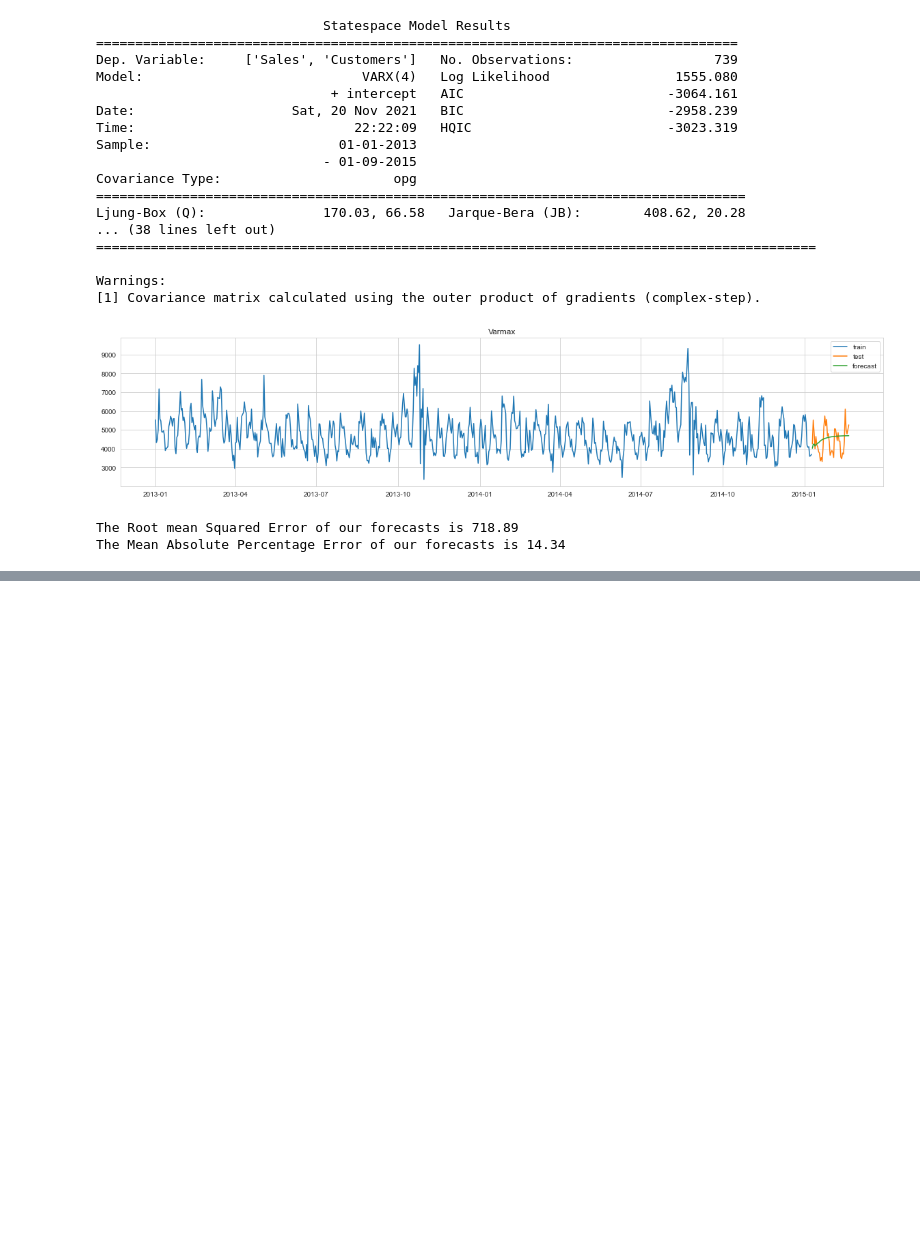
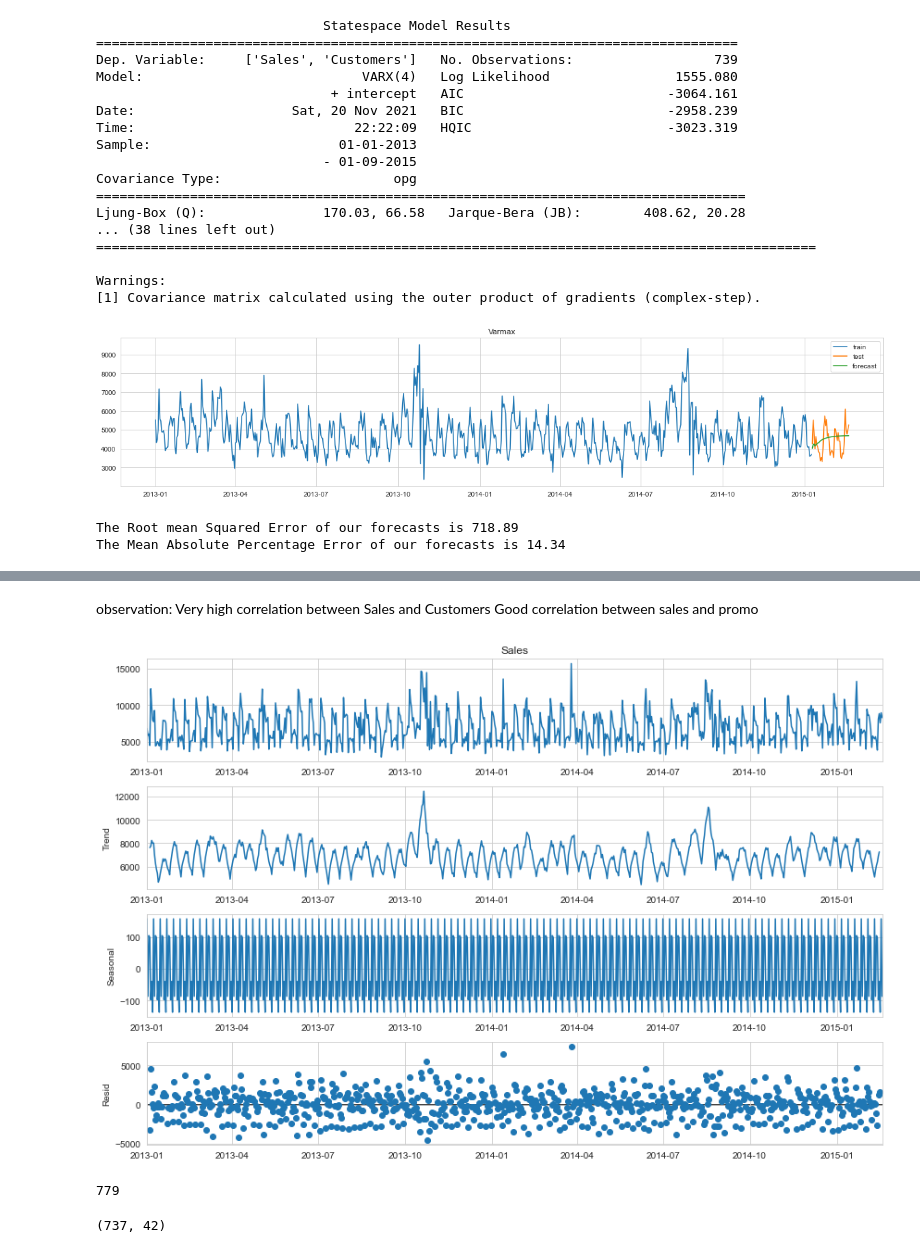
Before and after one commit to sharmijagan/SalesForecasting, a Jupyter notebook: Salesforecast.ipynb, the cells around one changed output, grey strips where cells are left out. Drawn from its saved outputs; the diff is of its cells as text; code cells hidden in the pictures; blank space fills up the shorter version.

```diff
--- a/Salesforecast.ipynb
+++ b/Salesforecast.ipynb
@@ -661,0 +670,18 @@ The Mean Absolute Percentage Error of our forecasts is 14.34
+# %% [markdown]
+observation:
+    Very high correlation between Sales and Customers
+    Good correlation between sales and promo
+# %%
+#Decomposition of timeseries data
+from pylab import rcParams
+import statsmodels.api as sm
+rcParams['figure.figsize']  =12,8
+decomposition = sm.tsa.seasonal_decompose(store_ts[1]['Sales'],model = 'additive')
+fig = decomposition.plot()
+plt.show()
+# %% [output]
+[figure, added]
+# %%
+len(store_ts[1])
+# %% [output]
+779
@@ -661,0 +693,5 @@ The Mean Absolute Percentage Error of our forecasts is 14.34
+# %%
+# inspect test and train
+len(train), len(test)
+# %% [output]
+(737, 42)
```
Also changed, not shown: parts of 20 cells of this notebook.
